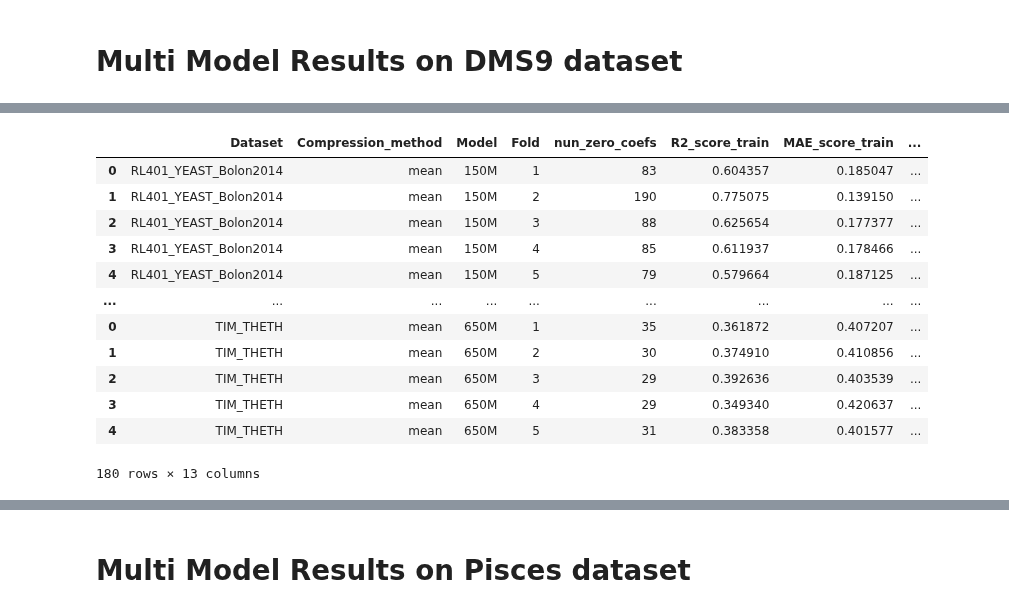
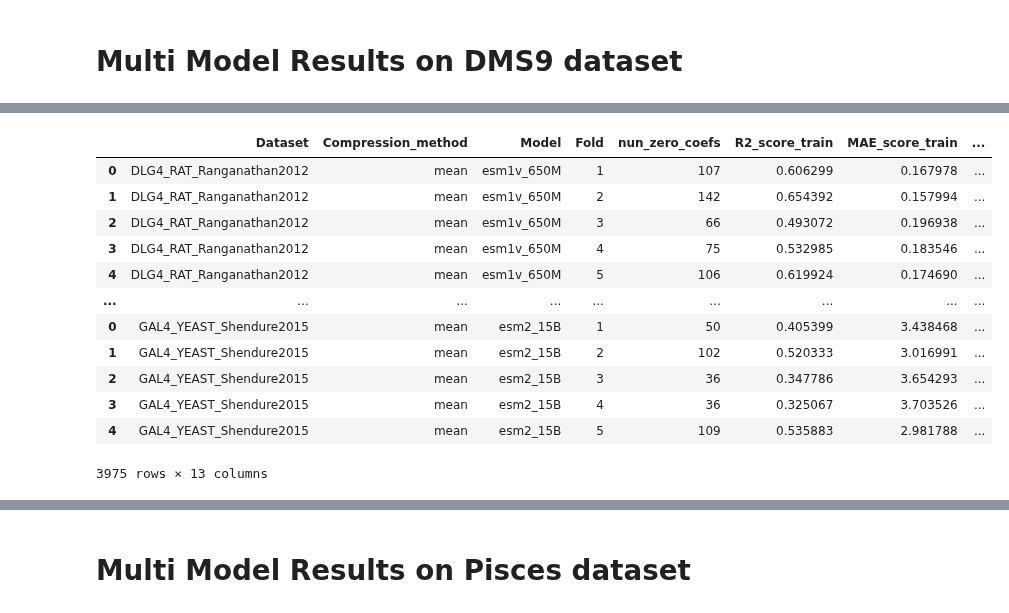
Before and after one commit to ziul-bio/SWAT, a Jupyter notebook: plot_results.ipynb, the cells around one changed output, grey strips where cells are left out. Saved outputs shown, nothing was run; the diff lists cells and outputs as text; code cells hidden in the pictures.

```diff
--- a/plot_results.ipynb
+++ b/plot_results.ipynb
@@ -181,27 +193,32 @@ cols_order = [
 # %%
+import re
+
 df = pd.DataFrame()
-for file in os.listdir('results/lassoCV_DMS9/'):
-    if file.endswith('.csv'):
-        target = file.split('_esm2_')[0]
-        model = file.split('_esm2_')[1].split('_')[0]
-        data = pd.read_csv(f'results/lassoCV_DMS9/{file}', index_col=0)
-        data['Model'] = model
-        data['Dataset'] = target
-        df = pd.concat([df, data])
+
+models = ['esm1v_650M', 'esm2_8M', 'esm2_35M', 'esm2_150M_all', 'esm2_650M', 'esm2_3B', 'esm2_15B']
+for model in models:
+    for file in os.listdir(f'results/lassoCV_DMS/{model}'):
+        if file.endswith('.csv'):
+            target = re.split(r'_esm.*_', file)[0]
+            #model = file.split('_esm2_')[1].split('_')[0]
+            data = pd.read_csv(f'results/lassoCV_DMS/{model}/{file}', index_col=0)
+            data['Model'] = model
+            data['Dataset'] = target
+            df = pd.concat([df, data])
 
 df= df[cols_order].copy()
 df
 # %% [output]
 |  | Dataset | Compression_method | Model | Fold | nun_zero_coefs | R2_score_train | MAE_score_train | ... |
-| 0 | RL401_YEAST_Bolon2014 | mean | 150M | 1 | 83 | 0.604357 | 0.185047 | ... |
-| 1 | RL401_YEAST_Bolon2014 | mean | 150M | 2 | 190 | 0.775075 | 0.139150 | ... |
-| 2 | RL401_YEAST_Bolon2014 | mean | 150M | 3 | 88 | 0.625654 | 0.177377 | ... |
-| 3 | RL401_YEAST_Bolon2014 | mean | 150M | 4 | 85 | 0.611937 | 0.178466 | ... |
-| 4 | RL401_YEAST_Bolon2014 | mean | 150M | 5 | 79 | 0.579664 | 0.187125 | ... |
+| 0 | DLG4_RAT_Ranganathan2012 | mean | esm1v_650M | 1 | 107 | 0.606299 | 0.167978 | ... |
+| 1 | DLG4_RAT_Ranganathan2012 | mean | esm1v_650M | 2 | 142 | 0.654392 | 0.157994 | ... |
+| 2 | DLG4_RAT_Ranganathan2012 | mean | esm1v_650M | 3 | 66 | 0.493072 | 0.196938 | ... |
+| 3 | DLG4_RAT_Ranganathan2012 | mean | esm1v_650M | 4 | 75 | 0.532985 | 0.183546 | ... |
+| 4 | DLG4_RAT_Ranganathan2012 | mean | esm1v_650M | 5 | 106 | 0.619924 | 0.174690 | ... |
 | ... | ... | ... | ... | ... | ... | ... | ... | ... |
-| 0 | TIM_THETH | mean | 650M | 1 | 35 | 0.361872 | 0.407207 | ... |
-| 1 | TIM_THETH | mean | 650M | 2 | 30 | 0.374910 | 0.410856 | ... |
-| 2 | TIM_THETH | mean | 650M | 3 | 29 | 0.392636 | 0.403539 | ... |
-| 3 | TIM_THETH | mean | 650M | 4 | 29 | 0.349340 | 0.420637 | ... |
-| 4 | TIM_THETH | mean | 650M | 5 | 31 | 0.383358 | 0.401577 | ... |
+| 0 | GAL4_YEAST_Shendure2015 | mean | esm2_15B | 1 | 50 | 0.405399 | 3.438468 | ... |
+| 1 | GAL4_YEAST_Shendure2015 | mean | esm2_15B | 2 | 102 | 0.520333 | 3.016991 | ... |
+| 2 | GAL4_YEAST_Shendure2015 | mean | esm2_15B | 3 | 36 | 0.347786 | 3.654293 | ... |
+| 3 | GAL4_YEAST_Shendure2015 | mean | esm2_15B | 4 | 36 | 0.325067 | 3.703526 | ... |
+| 4 | GAL4_YEAST_Shendure2015 | mean | esm2_15B | 5 | 109 | 0.535883 | 2.981788 | ... |
-180 rows × 13 columns
+3975 rows × 13 columns
```
Also changed, not shown: parts of 11 cells of this notebook.
